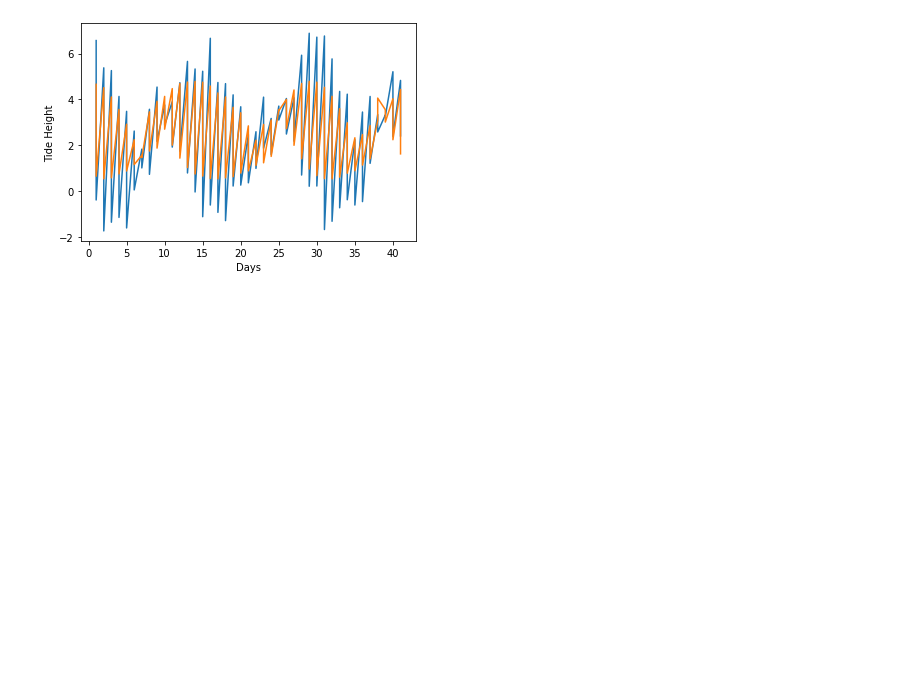
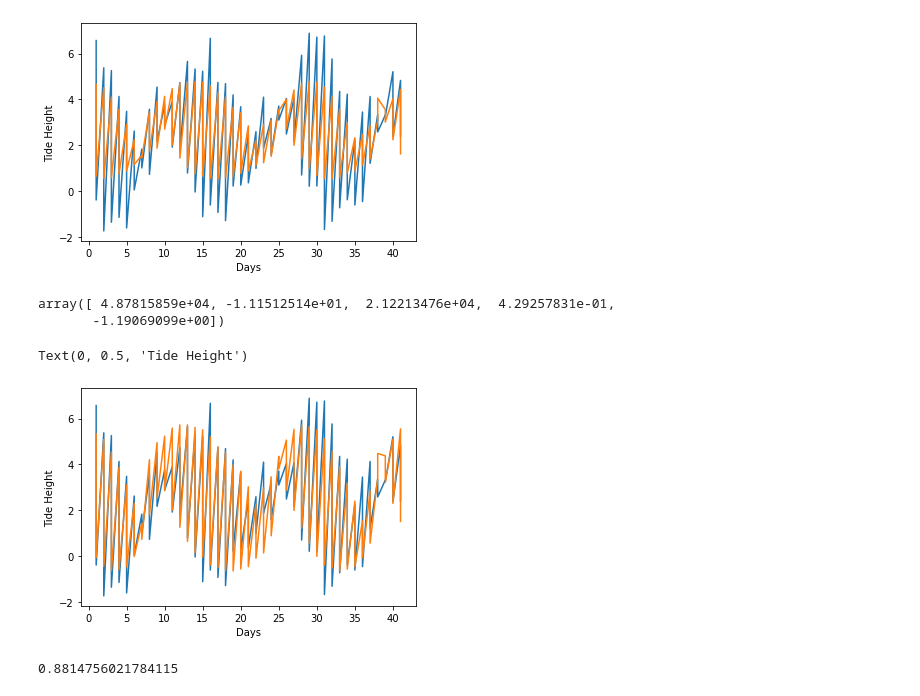
Before and after one commit to Eddysunday012/Astr-Group-Project, a Jupyter notebook: main.ipynb, the cells around one changed output. Saved outputs shown, nothing was run; the diff lists cells and outputs as text; code cells hidden in the pictures; blank space fills up the shorter version.

```diff
--- a/main.ipynb
+++ b/main.ipynb
@@ -73,3 +74,35 @@ oscillatory(day, time, tide)
 # %% [output]
 [1.9101582128557215, -1.038314687757623, 0.8668762905268208, -2.2753509856288834, 1.1521101613006, -1.9383428707730501, 0.5639711617785621, -1.89657176616758, 0.5617453472889573, -2.4855926750585526,  ...
 [figure]
+# %%
+def oscicllationFunc(x, a ,b, c, d, e):
+    return a*np.sin(x / b) * np.sin(x / c) + (x / d) + e
+# %%
+times = []
+for i in range(len(time)):
+    t = float(time[i].replace(':', '.'))
+
+    times.append(t)
+# %%
+popt, pcov = curve_fit(oscicllationFunc, times, tide)
+# %%
+popt
+# %% [output]
+array([ 4.87815859e+04, -1.11512514e+01,  2.12213476e+04,  4.29257831e-01,
+       -1.19069099e+00])
+# %%
+plt.plot(day, tide)
+plt.plot(day, oscicllationFunc(times, *popt))
+plt.xlabel("Days")
+plt.ylabel("Tide Height")
+# %% [output]
+Text(0, 0.5, 'Tide Height')
+[figure, added]
+# %%
+residuals = tide- oscicllationFunc(times, *popt)
+ss_res = np.sum(residuals**2)
+ss_tot = np.sum((tide-np.mean(tide))**2)
+r_squared = 1 - (ss_res / ss_tot)
+r_squared
+# %% [output]
+0.8814756021784115
```
Also changed, not shown: parts of 2 cells of this notebook.
